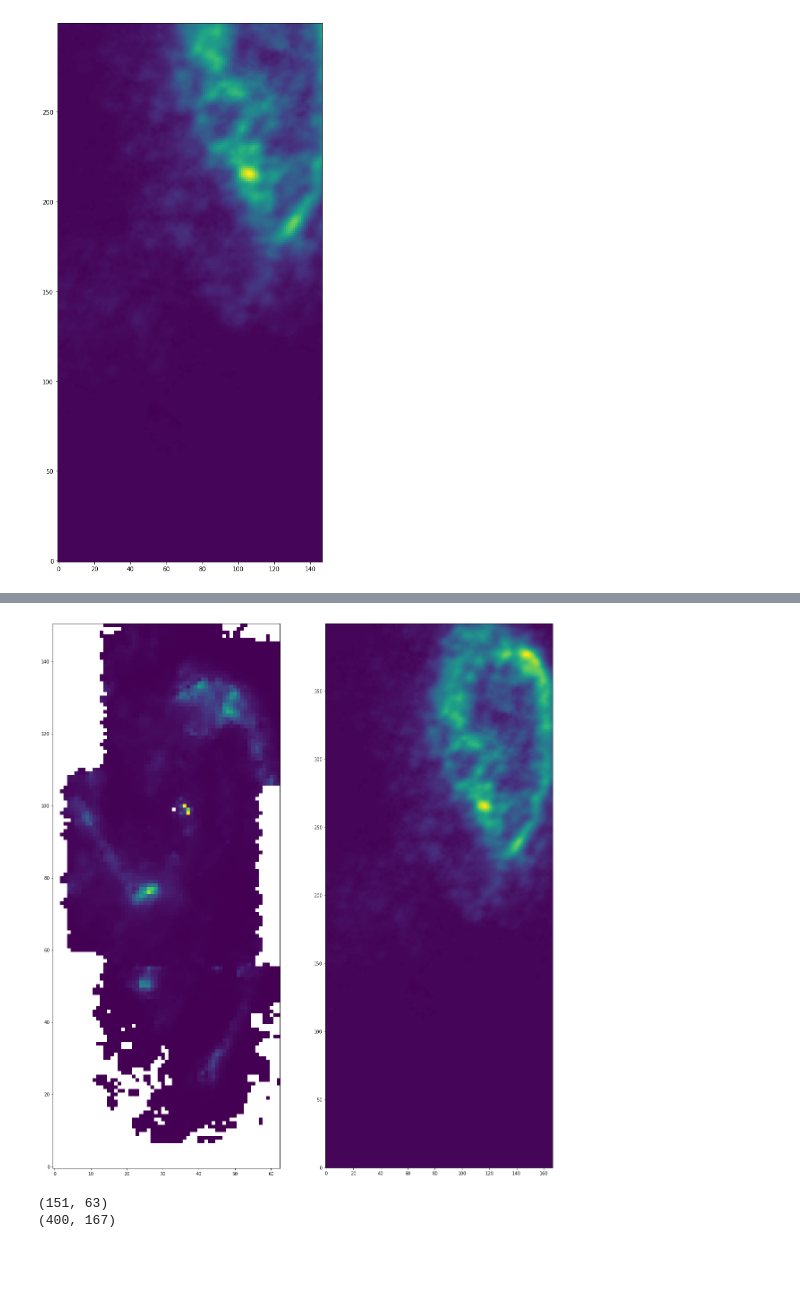
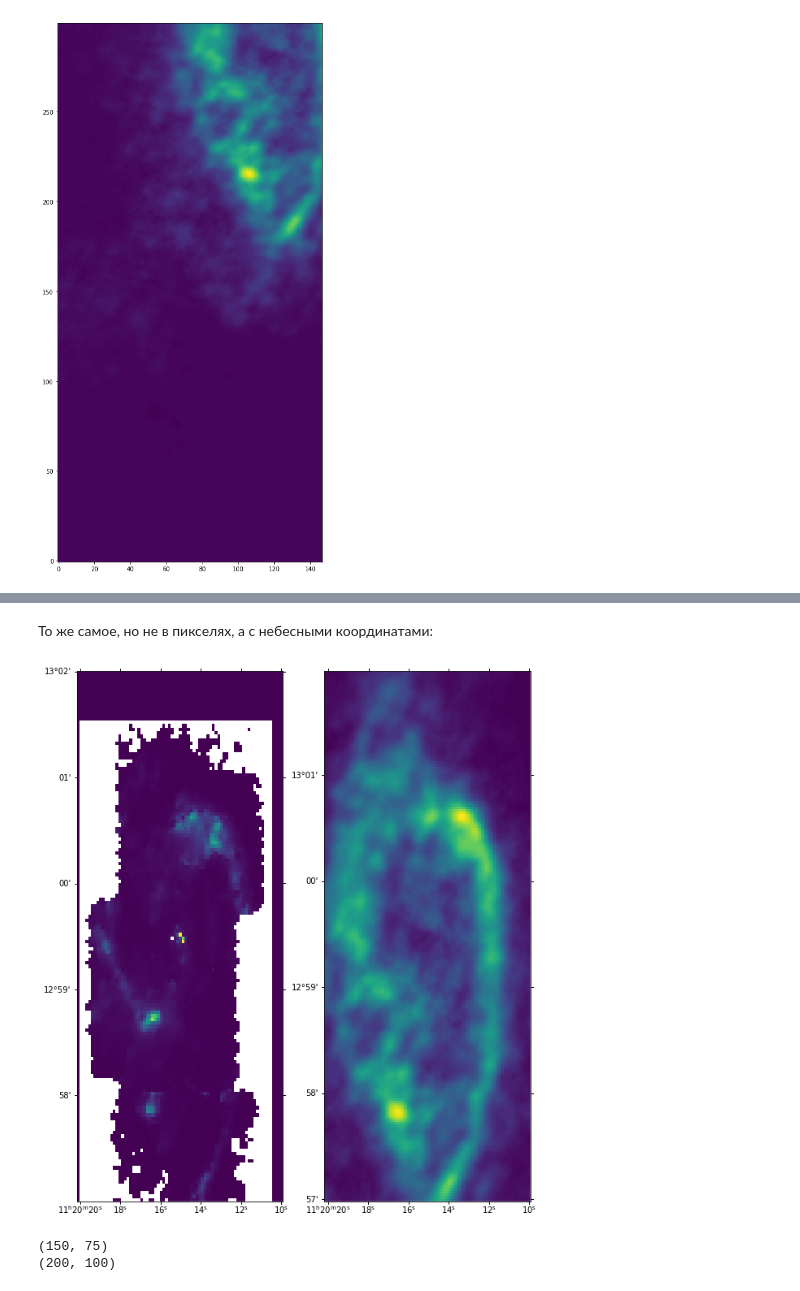
Before and after one commit to ValerieKostiuk/Course-work, a Jupyter notebook: NGC3627/main_program.ipynb, the cells around one changed output, grey strips where cells are left out. Drawn from its saved outputs; the diff is of its cells as text; code cells hidden in the pictures; blank space fills up the shorter version.

```diff
--- a/NGC3627/main_program.ipynb
+++ b/NGC3627/main_program.ipynb
@@ -205,16 +205,16 @@ def cut_fits(FirstFits = None, SecondFits = None, size = None):
     FirstData = fits.getdata(FirstFits)
     FirstData = np.squeeze(FirstData)
     FirstWCS = WCS(FirstFits, naxis = 2)
-
-    cposition = SkyCoord('{} {}'.format(FirstWCS.wcs.crval[0], FirstWCS.wcs.crval[1]), frame='fk5', unit='deg', equinox='J2000.0')
+    cposition1 = SkyCoord('170.06318266 12.99640067'.format(FirstWCS.wcs.crval[0], FirstWCS.wcs.crval[1]), frame='icrs', unit='deg')
 
     SecondData = fits.getdata(SecondFits)
     SecondData = np.squeeze(SecondData)
     SecondWCS = WCS(SecondFits, naxis = 2)
+    cposition2 = SkyCoord('{} {}'.format(SecondWCS.wcs.crval[0], SecondWCS.wcs.crval[1]), frame='fk5', unit='deg', equinox='J2000.0')
 
     size = u.Quantity(size, u.arcsec)
 
-    FirstData = Cutout2D(FirstData, cposition, size, wcs = FirstWCS)
-    SecondData = Cutout2D(SecondData, cposition, size, wcs = SecondWCS)
+    FirstData = Cutout2D(FirstData, cposition2, size, wcs = FirstWCS, mode='partial', fill_value=0.)
+    SecondData = Cutout2D(SecondData, cposition2, size, wcs = SecondWCS, mode='partial', fill_value=0.)
 
     return FirstData, SecondData
@@ -221,24 +238,21 @@ def cut_fits(FirstFits = None, SecondFits = None, size = None):
+# %% [markdown]
+То же самое, но не в пикселях, а с небесными координатами:
 # %%
-import matplotlib.pyplot as plt
+size = [300,150]
+FirstData, SecondData = cut_fits(FirstFits = './data/NGC3627_map_ha_corr.fits', SecondFits = './data/NGC_3627_NA_MOM0_THINGS.FITS', size = size)
+fig = plt.figure(figsize=[10, 12])
+ax = fig.add_subplot(121, projection=FirstData.wcs)
 
-size = [600,250]
-FirstData, SecondData = cut_fits(FirstFits = './data/NGC3627_map_ha_corr.fits', SecondFits = './data/NGC_3627_NA_MOM0_THINGS.FITS', size = size)
-fig = plt.figure(figsize=[20, 24])
-ax = fig.add_subplot(111, projection=FirstData.wcs)
+ax.imshow(FirstData.data, origin='lower', aspect="auto")
 
-plt.subplot(121)
-plt.imshow(FirstData.data, origin='lower')
-
-
-plt.subplot(122)
-plt.imshow(SecondData.data, origin='lower')
-
+ax2 = fig.add_subplot(122, projection=SecondData.wcs)
+ax2.imshow(SecondData.data, origin='lower', aspect="auto")
 
 plt.show()
 
 print(FirstData.shape)
 print(SecondData.shape)
 # %% [output]
-[figure, old version]
+[figure, new version]
-(151, 63)
-(400, 167)
+(150, 75)
+(200, 100)
```
Also changed, not shown: parts of 2 cells of this notebook.
